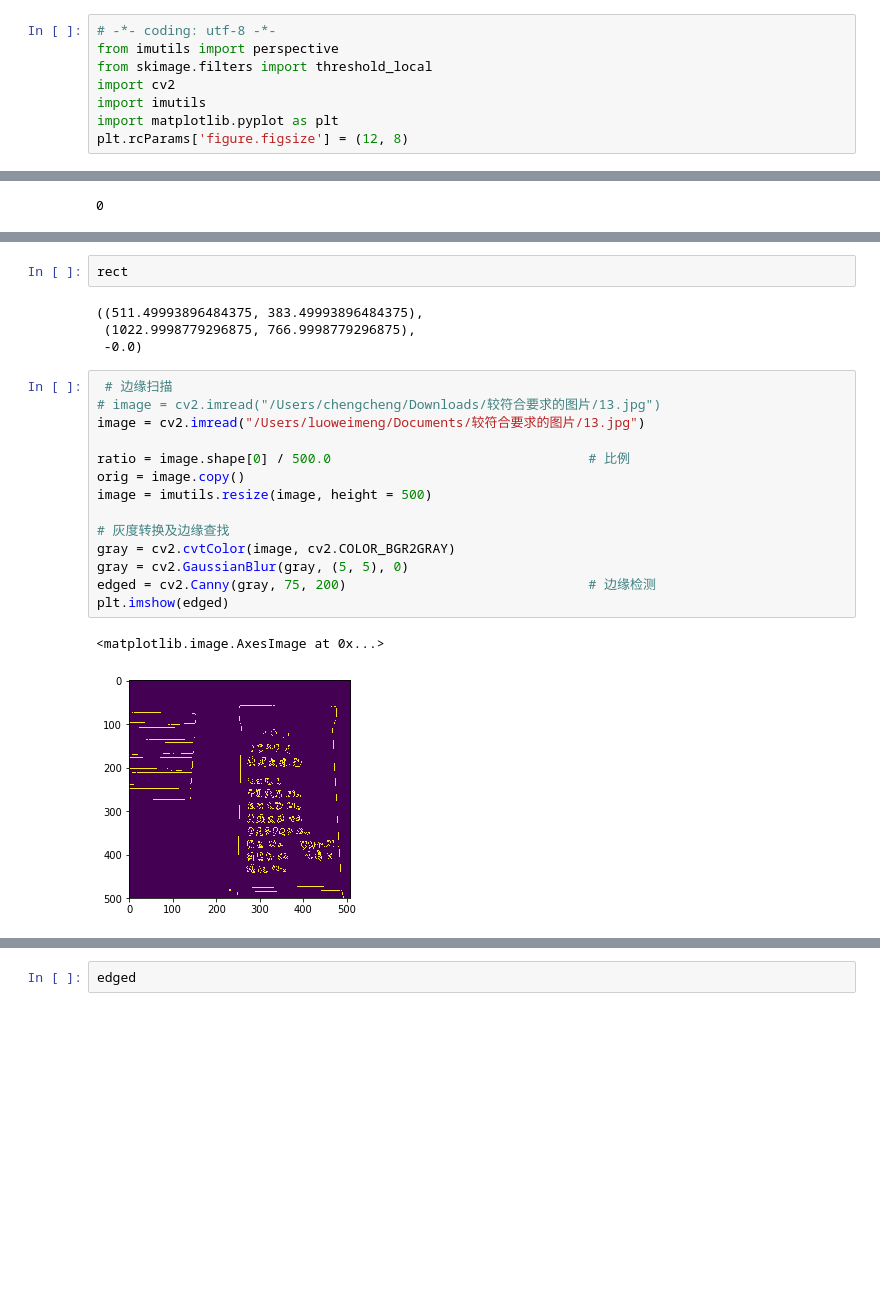
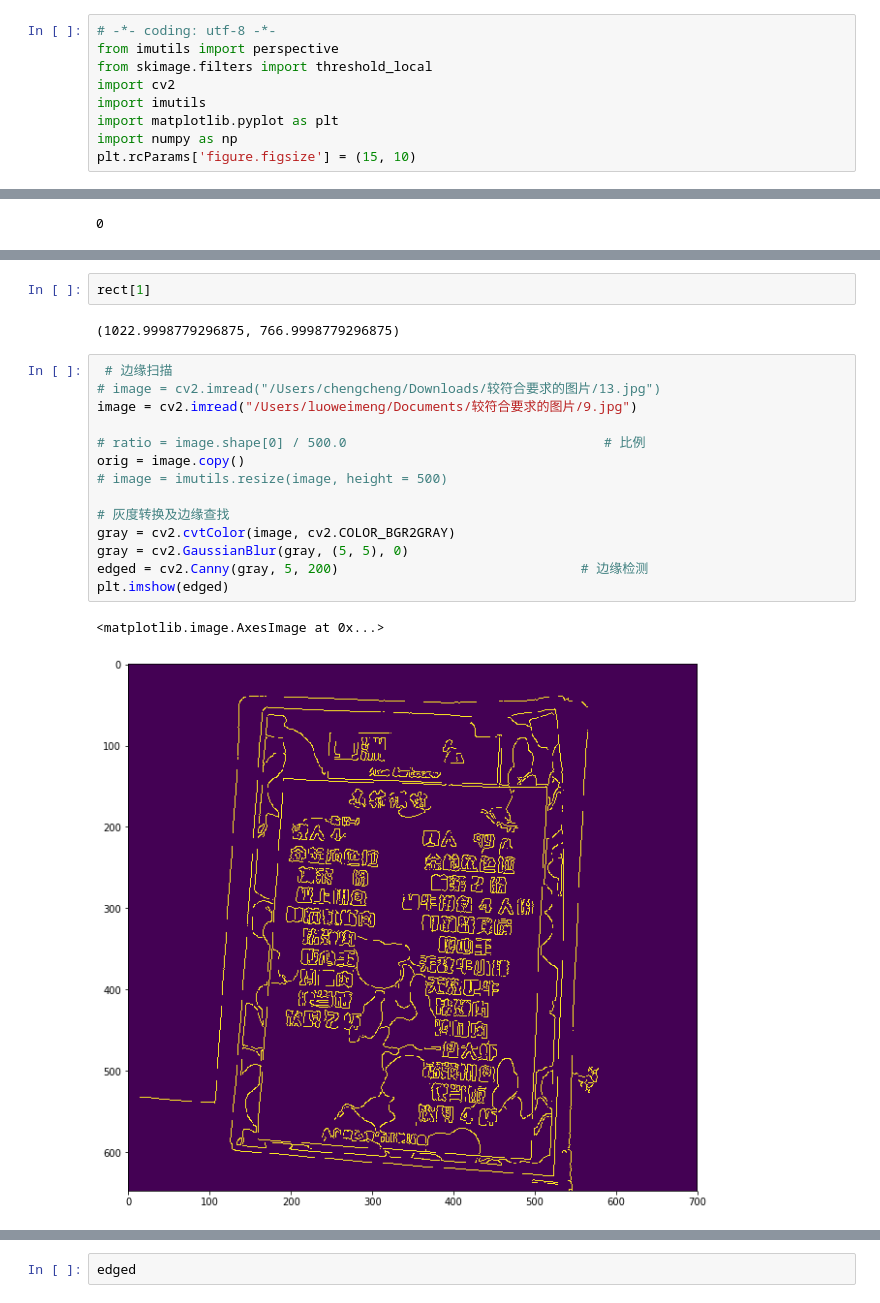
Before and after one commit to luoweimeng/pixel_link, a Jupyter notebook: Skew detection.ipynb, the cells around one changed output, grey strips where cells are left out. Saved outputs shown, nothing was run; the diff lists cells and outputs as text; blank space fills up the shorter version.

```diff
--- a/Skew detection.ipynb
+++ b/Skew detection.ipynb
@@ -5,6 +5,7 @@ from skimage.filters import threshold_local
 import cv2
 import imutils
 import matplotlib.pyplot as plt
-plt.rcParams['figure.figsize'] = (12, 8)
+import numpy as np
+plt.rcParams['figure.figsize'] = (15, 10)
 # %%
 import pixellink
@@ -73,26 +86,24 @@ plt.imshow(orig)
 # %%
-rect
+rect[1]
 # %% [output]
-((511.49993896484375, 383.49993896484375),
- (1022.9998779296875, 766.9998779296875),
- -0.0)
+(1022.9998779296875, 766.9998779296875)
 # %%
  # 边缘扫描
 # image = cv2.imread("/Users/chengcheng/Downloads/较符合要求的图片/13.jpg")
-image = cv2.imread("/Users/luoweimeng/Documents/较符合要求的图片/13.jpg")
+image = cv2.imread("/Users/luoweimeng/Documents/较符合要求的图片/9.jpg")
 
-ratio = image.shape[0] / 500.0                                 # 比例
+# ratio = image.shape[0] / 500.0                                 # 比例
 orig = image.copy()
-image = imutils.resize(image, height = 500)
+# image = imutils.resize(image, height = 500)
 
 # 灰度转换及边缘查找
 gray = cv2.cvtColor(image, cv2.COLOR_BGR2GRAY)
 gray = cv2.GaussianBlur(gray, (5, 5), 0)
-edged = cv2.Canny(gray, 75, 200)                               # 边缘检测
+edged = cv2.Canny(gray, 5, 200)                               # 边缘检测
 plt.imshow(edged)
 # %% [output]
 <matplotlib.image.AxesImage at 0x...>
-[figure, old version]
+[figure, new version]
 # %%
 # 只保留轮廓
 cnts = cv2.findContours(edged.copy(), cv2.RETR_LIST, cv2.CHAIN_APPROX_SIMPLE) #通过边缘图像找到轮廓
```
Also changed, not shown: parts of 14 cells of this notebook, 3 other files.
